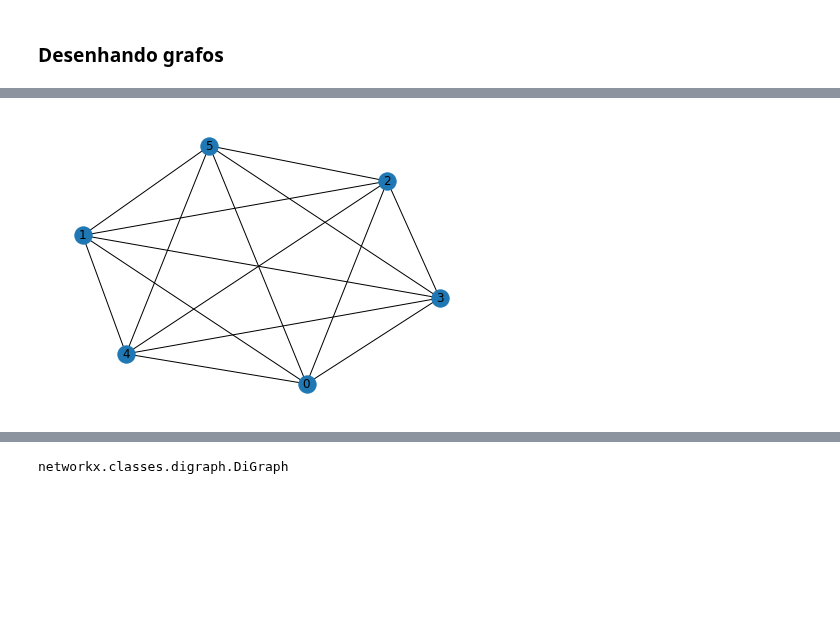
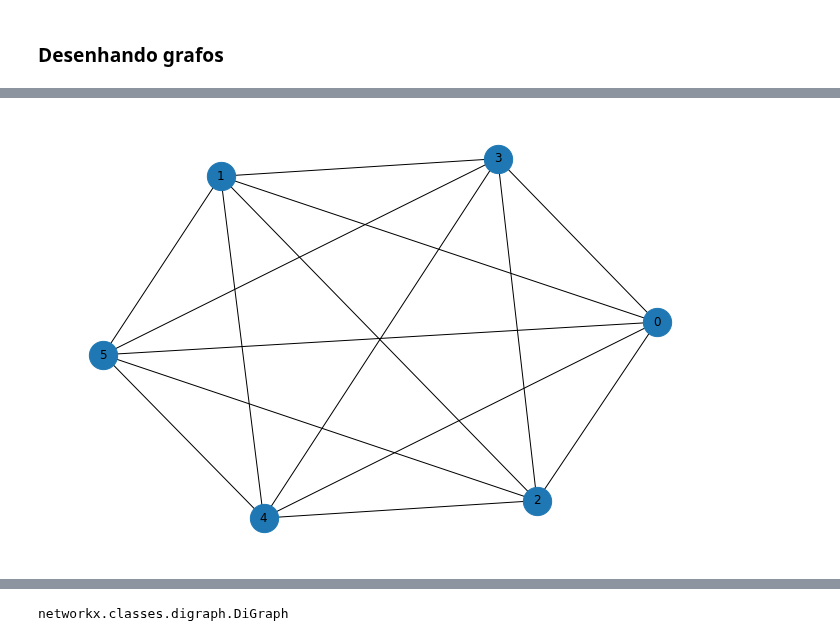
Before and after one commit to jesusossian/complex_networks, a Jupyter notebook: src/course/cap1_2_grafos_redes.ipynb, the cells around one changed output, grey strips where cells are left out. Cells and saved outputs as stored; diff of their text form; code cells hidden in the pictures; blank space fills up the shorter version.

```diff
--- a/src/course/cap1_2_grafos_redes.ipynb
+++ b/src/course/cap1_2_grafos_redes.ipynb
@@ -75,7 +114,14 @@ nx.draw(GRE, with_labels = "True")
 # %%
-# gerar um grafo completo com 6 nós
+# creates a figure and a grid of subplots
+fig, ax = plt.subplots(1,1,figsize=(12,8))
+
+# gera um grafo completo com 6 nós
 GCO = nx.complete_graph(6)
-nx.draw(GCO, with_labels = "True")
+
+# grafico do grafo gco
+nx.draw(GCO, node_size=800, with_labels = True)
+
+plt.show()
 # %% [output]
-[figure, old version]
+[figure, new version]
 # %%
```
Also changed, not shown: parts of 21 cells of this notebook, 3 other files.
